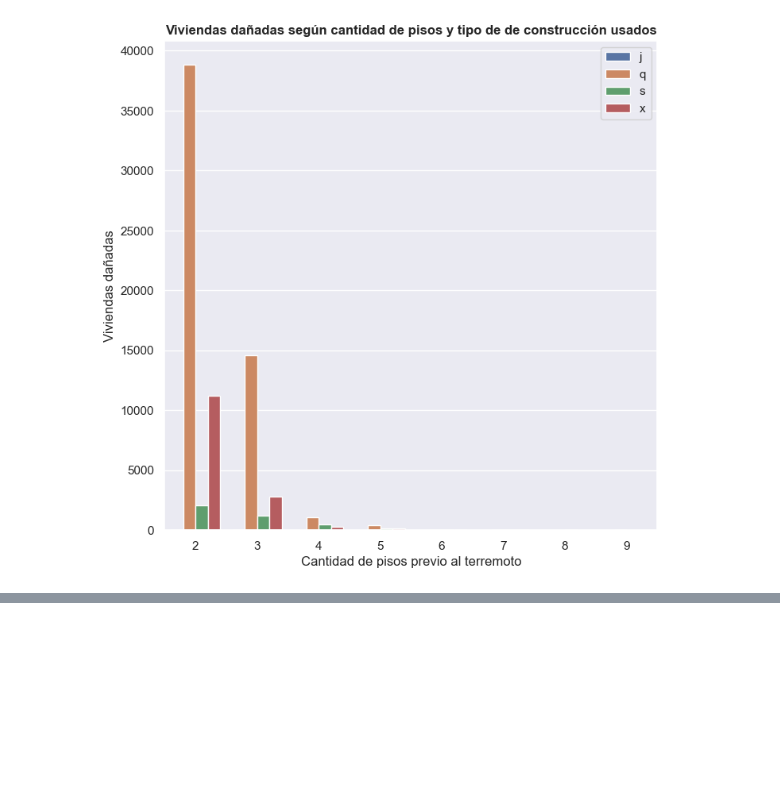
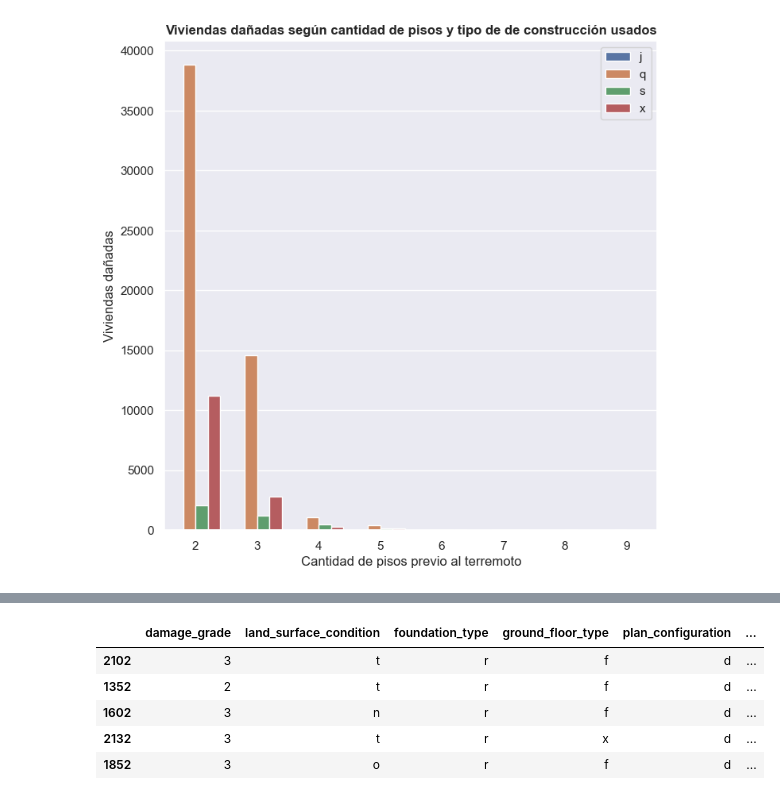
Before and after one commit to FacuMastri/richters-predictor-earthquake, a Jupyter notebook: tp1/2-analisis-exploratorio.ipynb, the cells around one changed output, grey strips where cells are left out. Drawn from its saved outputs; the diff is of its cells as text; code cells hidden in the pictures; blank space fills up the shorter version.

```diff
--- a/tp1/2-analisis-exploratorio.ipynb
+++ b/tp1/2-analisis-exploratorio.ipynb
@@ -832,0 +903,13 @@ plt.legend(loc='upper right')
+# %%
+df_top_afectadas_id17 = df_buildings.loc[df_buildings['geo_level_1_id']==17, ['damage_grade', 'land_surface_condition', 'foundation_type' , 'ground_floor_type', 'plan_configuration', 'building_id']].groupby(['damage_grade', 'land_surface_condition', 'foundation_type' , 'ground_floor_type', 'plan_configuration']).count().reset_index()
+df_top_afectadas_id17.rename(columns = {'building_id':'cantidad_viviendas_afectadas'}, inplace = True)
+df_top_afectadas_id17.dropna(inplace=True)
+df_top_afectadas_id17.sort_values('cantidad_viviendas_afectadas', ascending = False, inplace=True)
+df_top_afectadas_id17.nlargest(5, 'cantidad_viviendas_afectadas')
+# %% [output]
+|  | damage_grade | land_surface_condition | foundation_type | ground_floor_type | plan_configuration | ... |
+| 2102 | 3 | t | r | f | d | ... |
+| 1352 | 2 | t | r | f | d | ... |
+| 1602 | 3 | n | r | f | d | ... |
+| 2132 | 3 | t | r | x | d | ... |
+| 1852 | 3 | o | r | f | d | ... |
```
Also changed, not shown: parts of 7 cells of this notebook.
